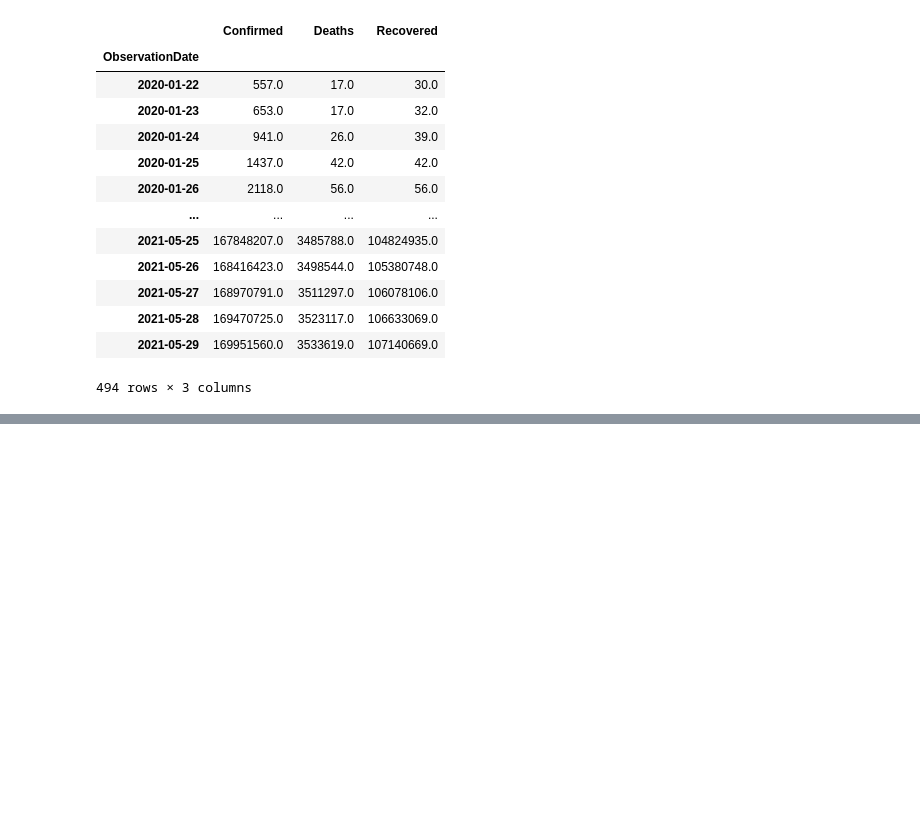
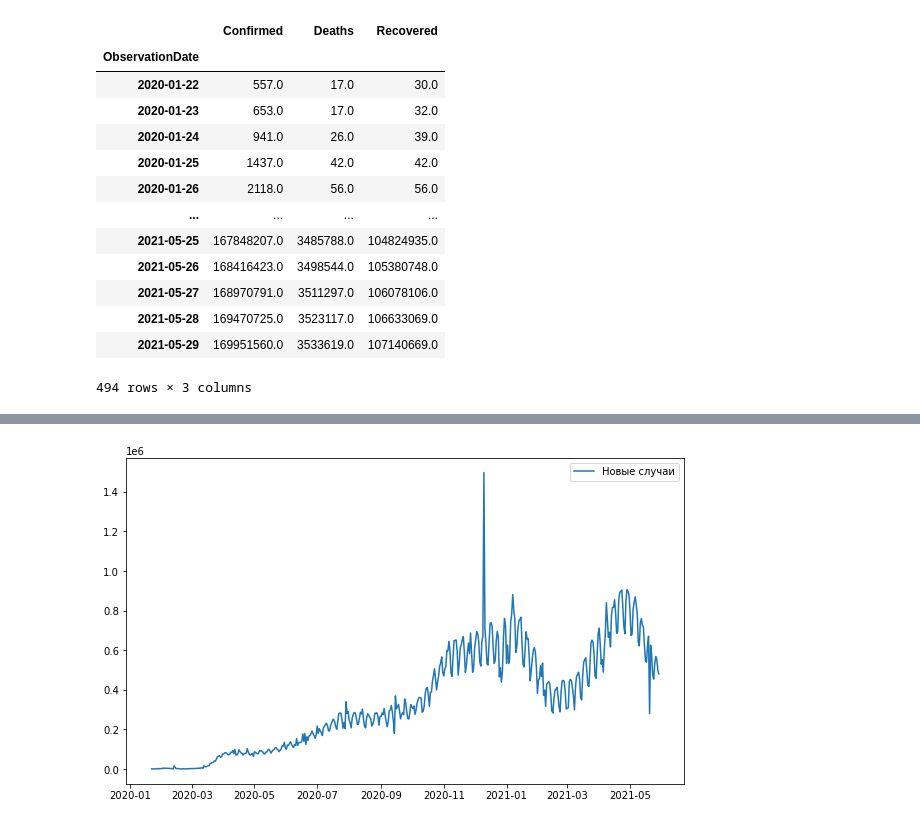
Before and after one commit to Aysen23/Altan_python, a Jupyter notebook: 2.analytics/12.Covid_19.ipynb, the cells around one changed output, grey strips where cells are left out. Saved outputs shown, nothing was run; the diff lists cells and outputs as text; code cells hidden in the pictures; blank space fills up the shorter version.

```diff
--- a/2.analytics/12.Covid_19.ipynb
+++ b/2.analytics/12.Covid_19.ipynb
@@ -195,0 +291,12 @@ data_2.groupby(["ObservationDate"]).sum()
+# %%
+# новые случаи заболевания
+
+# функция для вычисления новых случаев
+def new_cases_calculate(df, col_key):
+    new_cases = []
+    for index in range(df.shape[0]):
+        if index == 0:
+            new_cases.append(df[col_key][index])
+        else:
+            new_cases.append(df[col_key][index] - df[col_key][index-1])
+    return new_cases
@@ -195,0 +315,12 @@ data_2.groupby(["ObservationDate"]).sum()
+# %%
+nc = new_cases_calculate(world_data, "Confirmed")
+
+plt.figure(figsize=[10, 6])
+
+plt.plot(world_data.index, nc, label="Новые случаи")
+
+plt.legend()
+
+plt.show()
+# %% [output]
+[figure, added]
```
Also changed, not shown: parts of 17 cells of this notebook, 3 other files.
